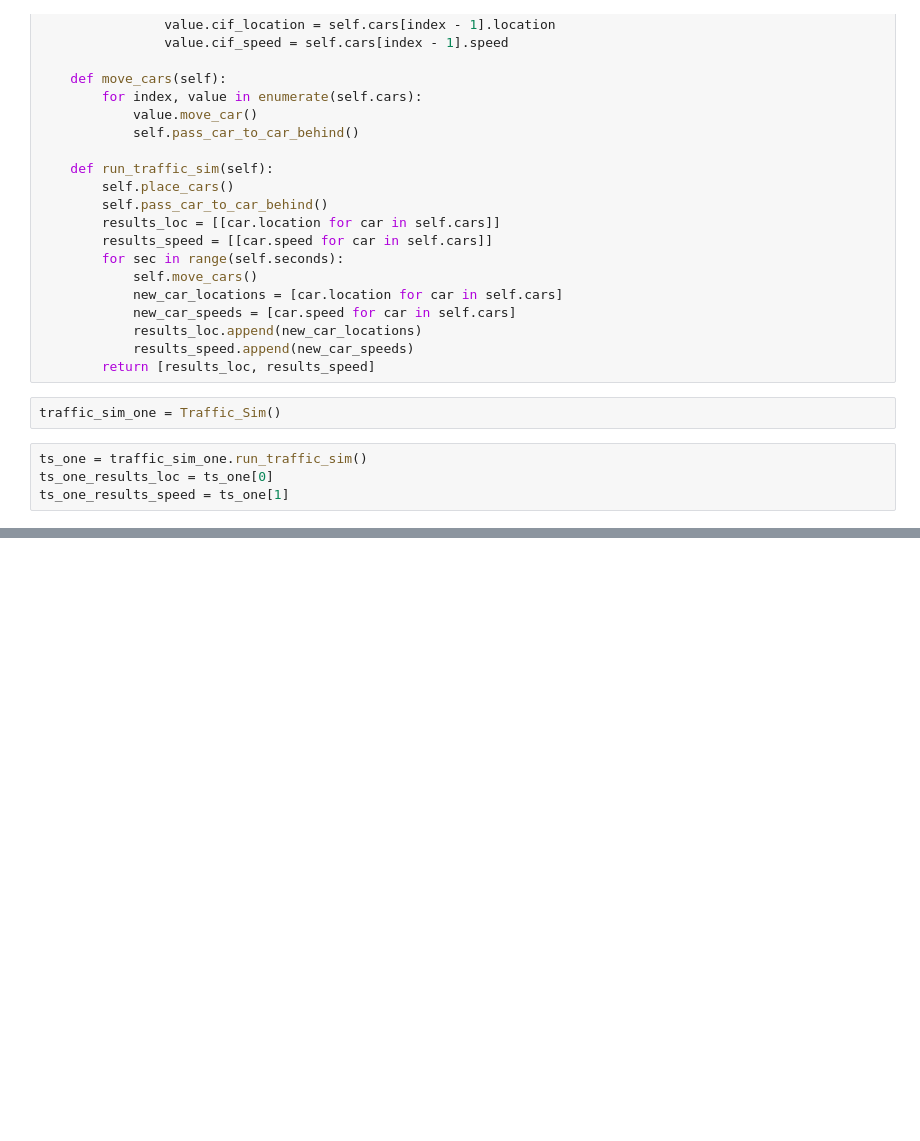
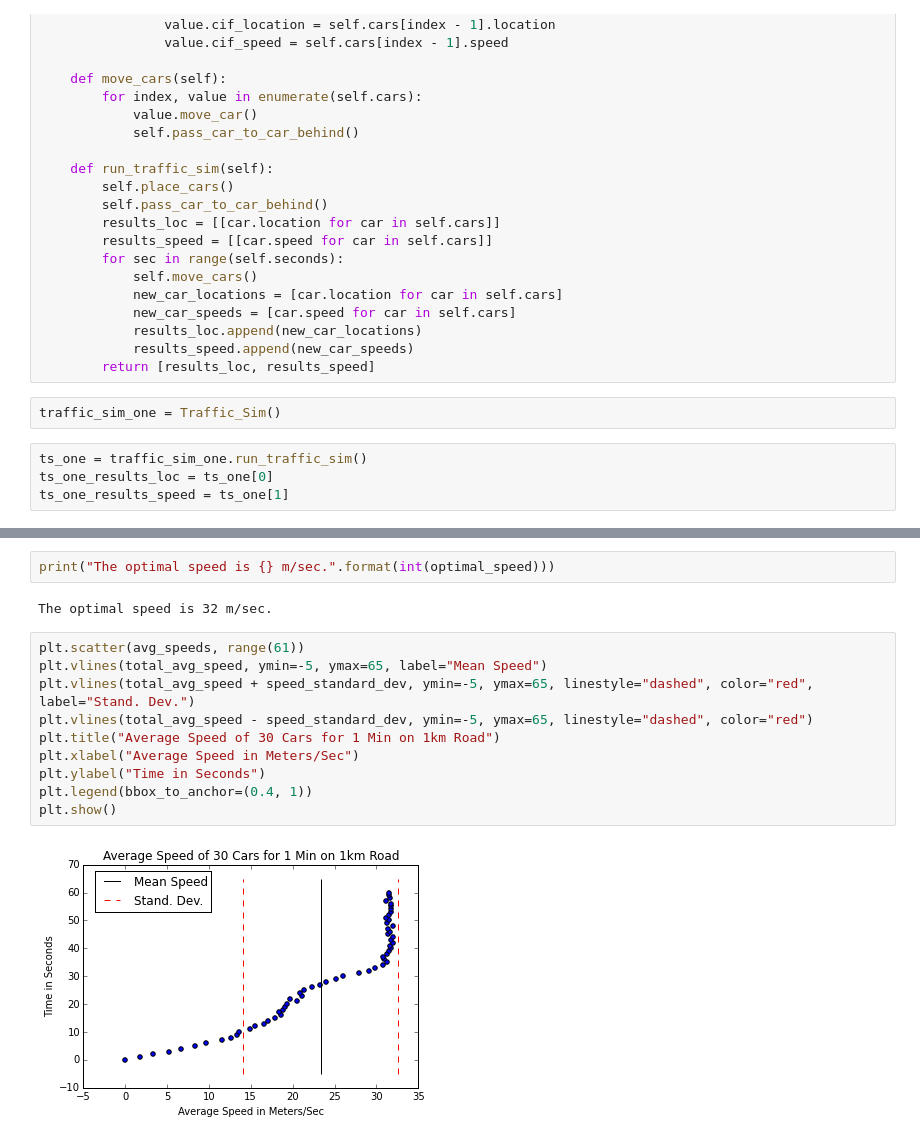
Before and after one commit to andbar/traffic-simulation, a Jupyter notebook: Homework W3 D4 Traffic Simulation.ipynb, the cells around one changed output, grey strips where cells are left out. Cells and saved outputs as stored; diff of their text form; blank space fills up the shorter version.

```diff
--- a/Homework W3 D4 Traffic Simulation.ipynb
+++ b/Homework W3 D4 Traffic Simulation.ipynb
@@ -128,0 +151,16 @@ plt.scatter(ts_one_results_loc, time, c=colors, marker="|")
+# %%
+print("The optimal speed is {} m/sec.".format(int(optimal_speed)))
+# %% [output]
+The optimal speed is 32 m/sec.
+# %%
+plt.scatter(avg_speeds, range(61))
+plt.vlines(total_avg_speed, ymin=-5, ymax=65, label="Mean Speed")
+plt.vlines(total_avg_speed + speed_standard_dev, ymin=-5, ymax=65, linestyle="dashed", color="red", label="Stand. Dev.")
+plt.vlines(total_avg_speed - speed_standard_dev, ymin=-5, ymax=65, linestyle="dashed", color="red")
+plt.title("Average Speed of 30 Cars for 1 Min on 1km Road")
+plt.xlabel("Average Speed in Meters/Sec")
+plt.ylabel("Time in Seconds")
+plt.legend(bbox_to_anchor=(0.4, 1))
+plt.show()
+# %% [output]
+[figure, added]
```
Also changed, not shown: parts of 7 cells of this notebook.
